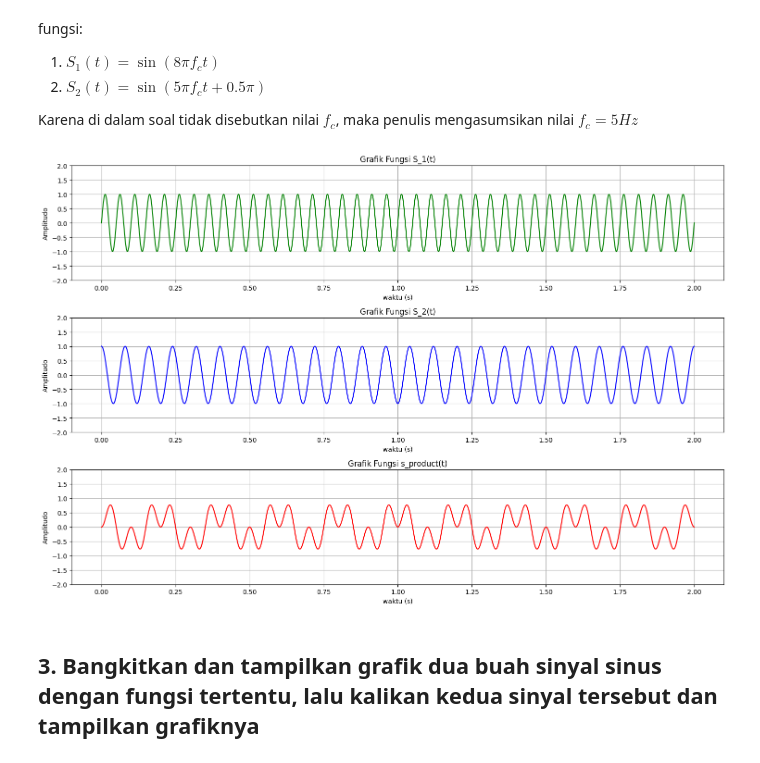
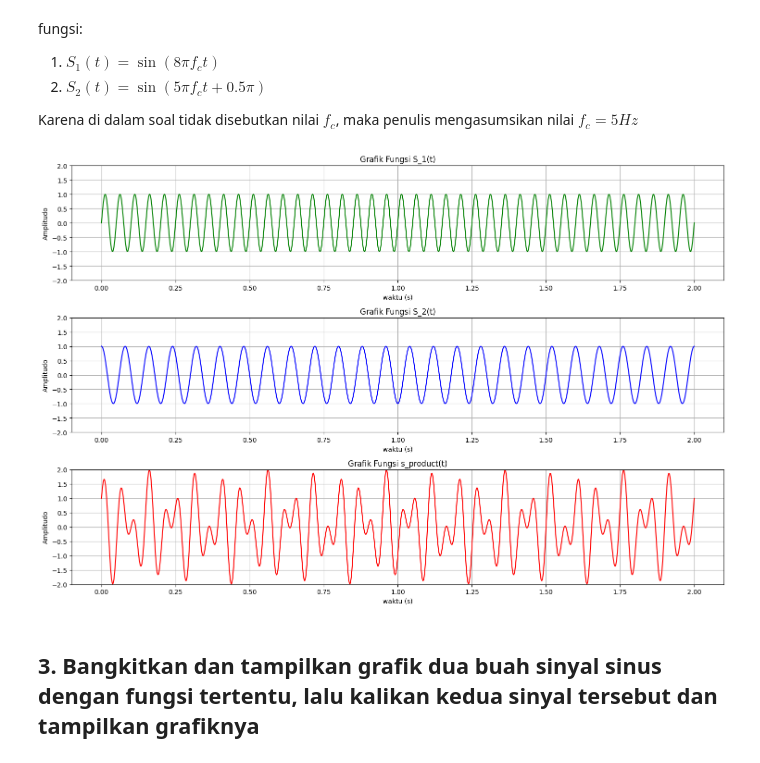
Before and after one commit to Dzuumirrah/Isyarat-dan-Sistem, a Jupyter notebook: tugas-1-week1/answer-notebook.ipynb, the cells around one changed output. Cells and saved outputs as stored; diff of their text form; code cells hidden in the pictures.

```diff
--- a/tugas-1-week1/answer-notebook.ipynb
+++ b/tugas-1-week1/answer-notebook.ipynb
@@ -188,35 +188,35 @@ s_sum = s_t1 + s_t2
 
 # Konfigurasi sub plot
 fig, axs = plt.subplots(3, 1, figsize=(15,10))
 
 
 # Grafik s_1(t)
 axs[0].set_ylim(-2,2)
 axs[0].set_title("Grafik Fungsi S_1(t)")
 axs[0].set_xlabel("waktu (s)")
 axs[0].set_ylabel("Amplitudo")
 axs[0].plot(t, s_t1, color="green")
 axs[0].grid(True)
 
 # Grafik s_1(t)
 axs[1].set_ylim(-2,2)
 axs[1].set_title("Grafik Fungsi S_2(t)")
 axs[1].set_xlabel("waktu (s)")
 axs[1].set_ylabel("Amplitudo")
 axs[1].plot(t, s_t2, color="blue")
 axs[1].grid(True)
 
 # Grafik penjumlahan kedua fungsi sebelumnya
 axs[2].set_ylim(-2,2)
 axs[2].set_title("Grafik Fungsi s_product(t)")
 axs[2].set_xlabel("waktu (s)")
 axs[2].set_ylabel("Amplitudo")
-axs[2].plot(t, s_product, color="red")
+axs[2].plot(t, s_sum, color="red")
 axs[2].grid(True)
 plt.tight_layout()
 plt.show()
 # %% [output]
-[figure, old version]
+[figure, new version]
 # %% [markdown]
 ## 3. Bangkitkan dan tampilkan grafik dua buah sinyal sinus dengan fungsi tertentu, lalu **kalikan** kedua sinyal tersebut dan tampilkan grafiknya
 # %% [markdown]
```
